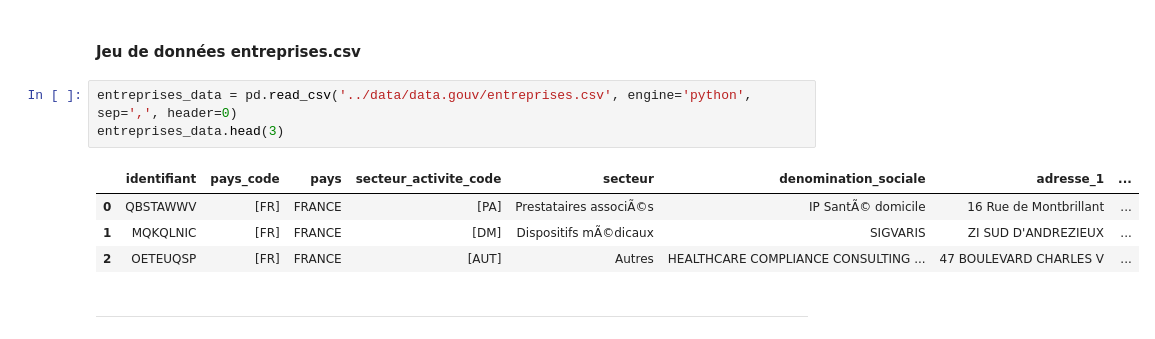
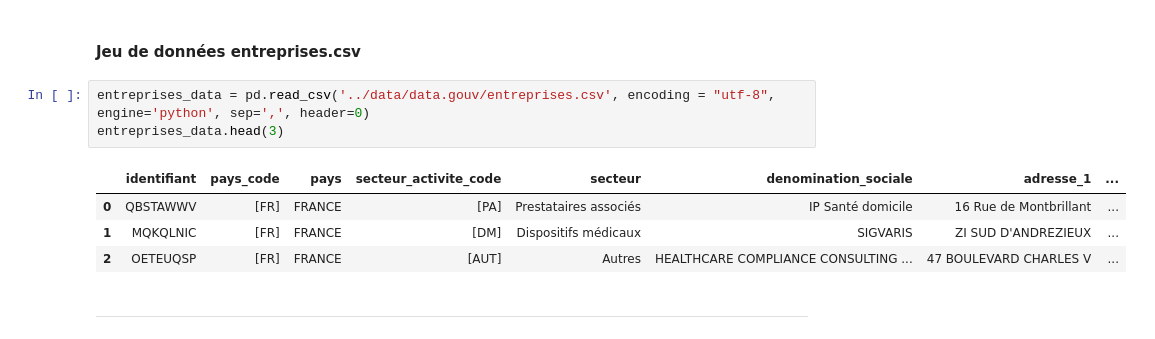
Before and after one commit to DorianNaaji/Transparence-Sante, a Jupyter notebook: data-analytics/Data_Analytics-Transparence_Sante.ipynb, the cells around one changed output. Drawn from its saved outputs; the diff is of its cells as text.

```diff
--- a/data-analytics/Data_Analytics-Transparence_Sante.ipynb
+++ b/data-analytics/Data_Analytics-Transparence_Sante.ipynb
@@ -76,12 +76,12 @@ avantages_data.head(3)
 # %% [markdown]
 #### Jeu de données entreprises.csv
 # %%
-entreprises_data = pd.read_csv('../data/data.gouv/entreprises.csv', engine='python', sep=',', header=0)
+entreprises_data = pd.read_csv('../data/data.gouv/entreprises.csv', encoding = "utf-8", engine='python', sep=',', header=0)
 entreprises_data.head(3)
 # %% [output]
 |  | identifiant | pays_code | pays | secteur_activite_code | secteur | denomination_sociale | adresse_1 | ... |
-| 0 | QBSTAWWV | [FR] | FRANCE | [PA] | Prestataires associÃ©s | IP SantÃ© domicile | 16 Rue de Montbrillant | ... |
-| 1 | MQKQLNIC | [FR] | FRANCE | [DM] | Dispositifs mÃ©dicaux | SIGVARIS | ZI SUD D'ANDREZIEUX | ... |
+| 0 | QBSTAWWV | [FR] | FRANCE | [PA] | Prestataires associés | IP Santé domicile | 16 Rue de Montbrillant | ... |
+| 1 | MQKQLNIC | [FR] | FRANCE | [DM] | Dispositifs médicaux | SIGVARIS | ZI SUD D'ANDREZIEUX | ... |
 | 2 | OETEUQSP | [FR] | FRANCE | [AUT] | Autres | HEALTHCARE COMPLIANCE CONSULTING ... | 47 BOULEVARD CHARLES V | ... |
 # %% [markdown]
 ---
```
Also changed, not shown: parts of 61 cells of this notebook.
